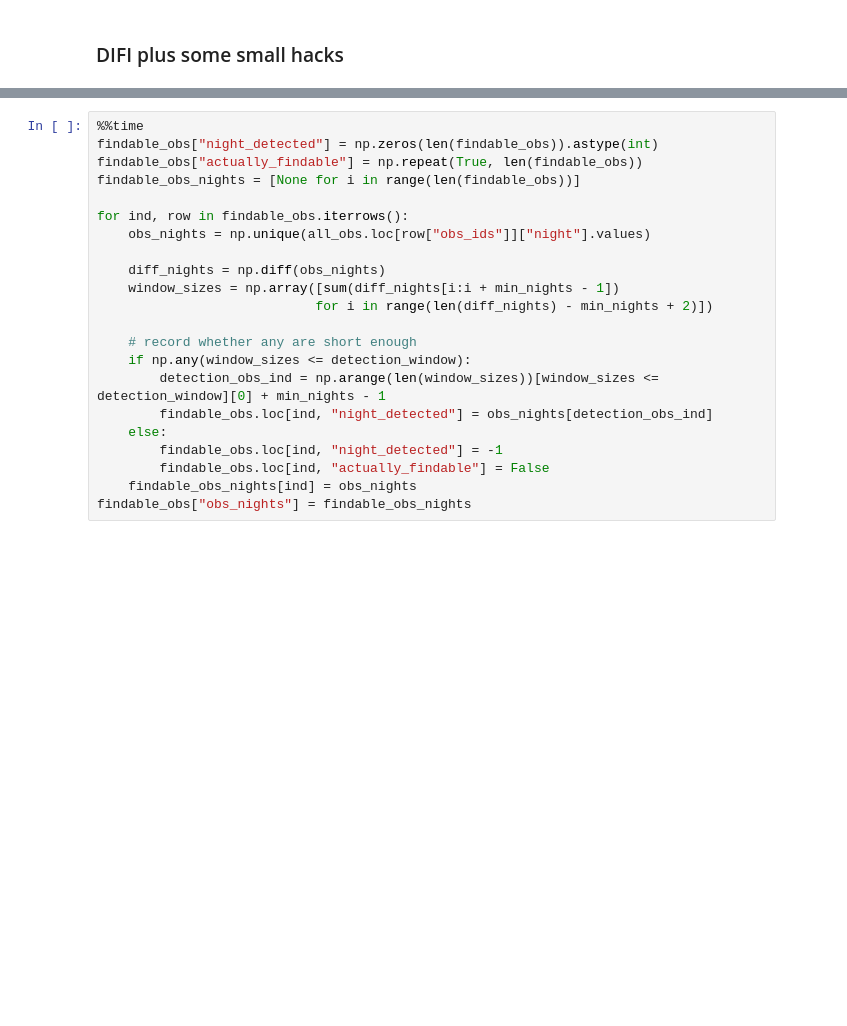
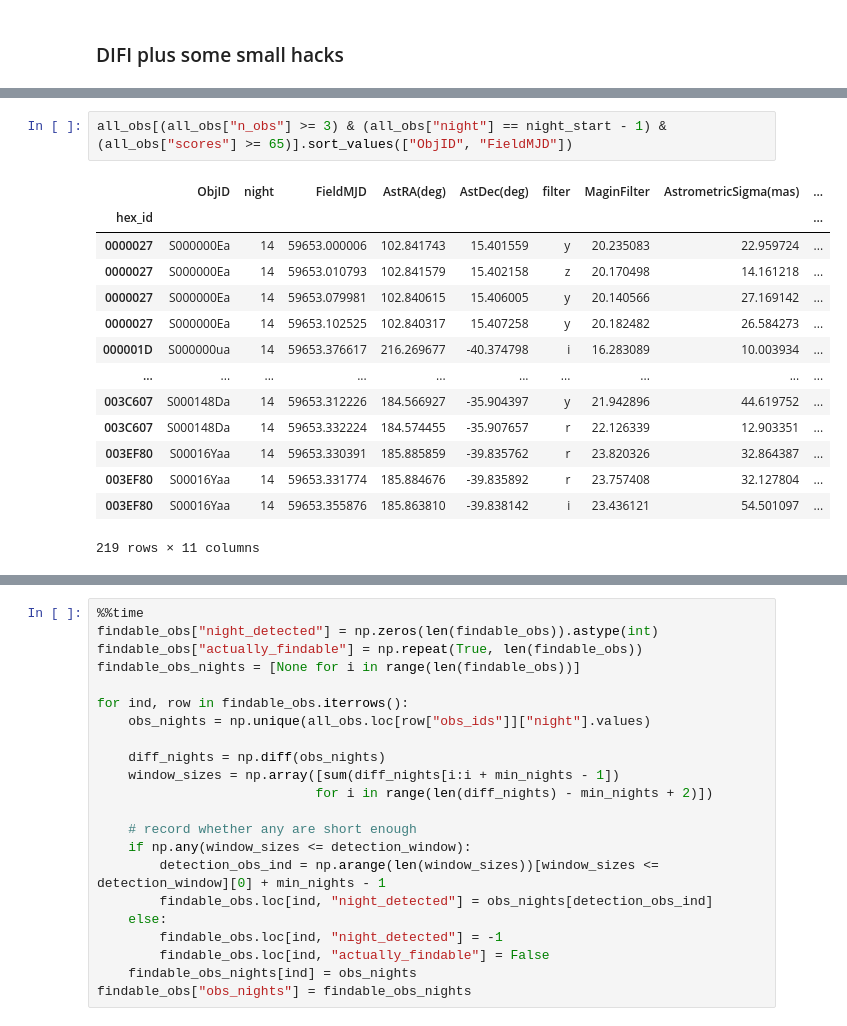
Before and after one commit to dirac-institute/hybrid_sso_catalogue, a Jupyter notebook: lsst_detection_probability/Predict misses.ipynb, the cells around one changed output, grey strips where cells are left out. Cells and saved outputs as stored; diff of their text form; blank space fills up the shorter version.

```diff
--- a/lsst_detection_probability/Predict misses.ipynb
+++ b/lsst_detection_probability/Predict misses.ipynb
@@ -61,0 +119,17 @@ find_last_file(24)
+# %%
+all_obs[(all_obs["n_obs"] >= 3) & (all_obs["night"] == night_start - 1) & (all_obs["scores"] >= 65)].sort_values(["ObjID", "FieldMJD"])
+# %% [output]
+|  | ObjID | night | FieldMJD | AstRA(deg) | AstDec(deg) | filter | MaginFilter | AstrometricSigma(mas) | ... |
+| hex_id |  |  |  |  |  |  |  |  | ... |
+| 0000027 | S000000Ea | 14 | 59653.000006 | 102.841743 | 15.401559 | y | 20.235083 | 22.959724 | ... |
+| 0000027 | S000000Ea | 14 | 59653.010793 | 102.841579 | 15.402158 | z | 20.170498 | 14.161218 | ... |
+| 0000027 | S000000Ea | 14 | 59653.079981 | 102.840615 | 15.406005 | y | 20.140566 | 27.169142 | ... |
+| 0000027 | S000000Ea | 14 | 59653.102525 | 102.840317 | 15.407258 | y | 20.182482 | 26.584273 | ... |
+| 000001D | S000000ua | 14 | 59653.376617 | 216.269677 | -40.374798 | i | 16.283089 | 10.003934 | ... |
+| ... | ... | ... | ... | ... | ... | ... | ... | ... | ... |
+| 003C607 | S000148Da | 14 | 59653.312226 | 184.566927 | -35.904397 | y | 21.942896 | 44.619752 | ... |
+| 003C607 | S000148Da | 14 | 59653.332224 | 184.574455 | -35.907657 | r | 22.126339 | 12.903351 | ... |
+| 003EF80 | S00016Yaa | 14 | 59653.330391 | 185.885859 | -39.835762 | r | 23.820326 | 32.864387 | ... |
+| 003EF80 | S00016Yaa | 14 | 59653.331774 | 185.884676 | -39.835892 | r | 23.757408 | 32.127804 | ... |
+| 003EF80 | S00016Yaa | 14 | 59653.355876 | 185.863810 | -39.838142 | i | 23.436121 | 54.501097 | ... |
+219 rows × 11 columns
```
Also changed, not shown: parts of 47 cells of this notebook, 1 other file.
